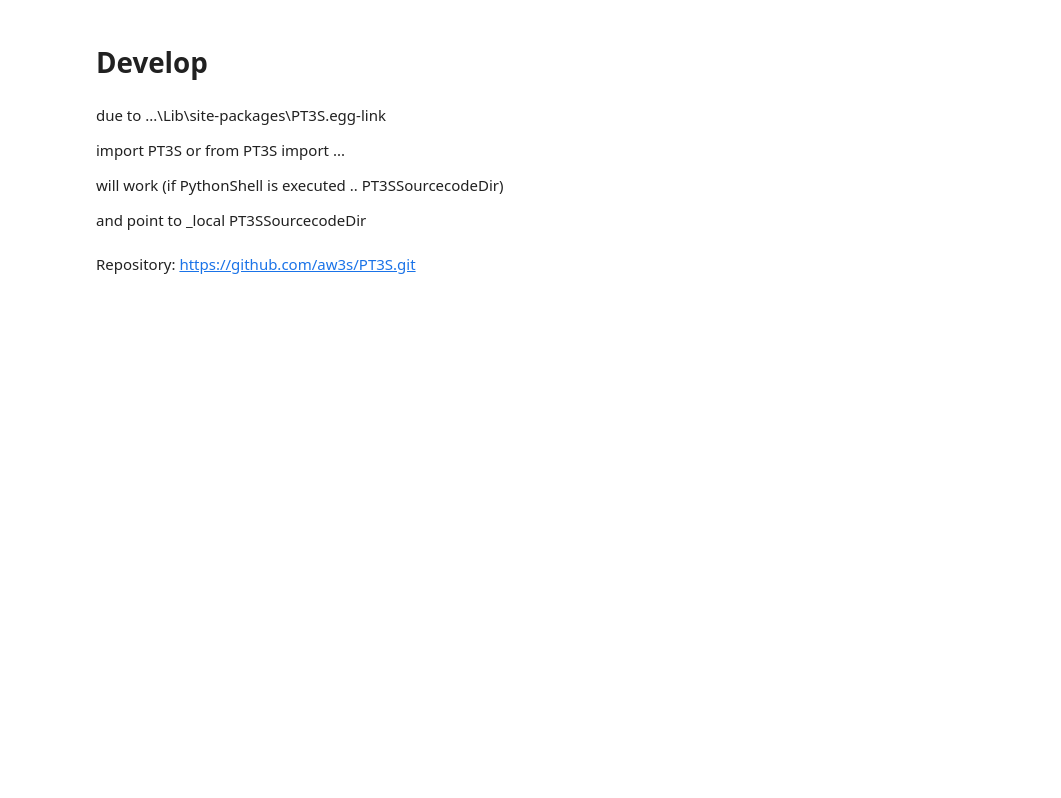
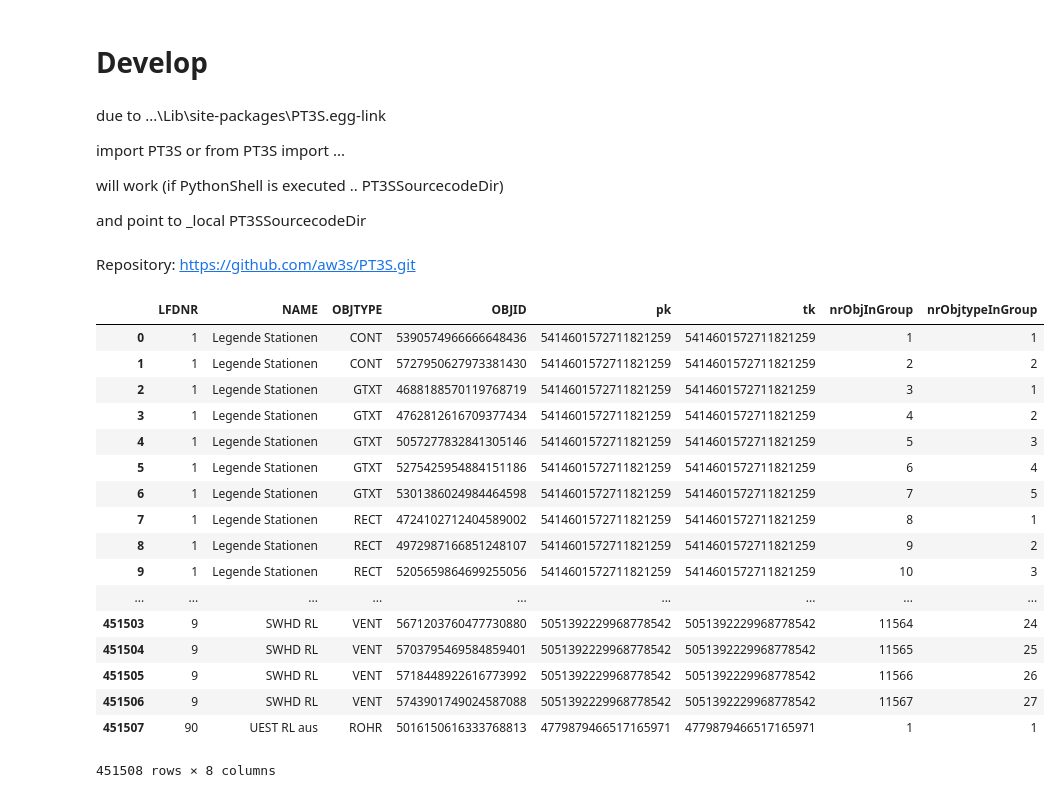
Before and after one commit to aw3s/PT3S, a Jupyter notebook: PT3S.ipynb, the cells around one changed output. Drawn from its saved outputs; the diff is of its cells as text; code cells hidden in the pictures; blank space fills up the shorter version.

```diff
--- a/PT3S.ipynb
+++ b/PT3S.ipynb
@@ -200,3 +200,11 @@ will work (if PythonShell is executed .. PT3SSourcecodeDir)
 and point to _local PT3SSourcecodeDir
 # %% [markdown]
 Repository: https://github.com/aw3s/PT3S.git
+# %%
+import Xm
+import os
+import pandas as pd
+pd.set_option('mode.chained_assignment','warn')
+# %%
+xmlFile=r'C:\3S\Modelle\MVV.xml'
+xm=Xm.Xm(xmlFile=xmlFile, NoH5Read=True)
@@ -202,0 +213,24 @@ Repository: https://github.com/aw3s/PT3S.git
+# %%
+xm=Xm.Xm(xmlFile=xmlFile)
+# %%
+#dir(xm)
+xm.dataFrames['vLAYR']
+# %% [output]
+|  | LFDNR | NAME | OBJTYPE | OBJID | pk | tk | nrObjInGroup | nrObjtypeInGroup |
+| 0 | 1 | Legende Stationen | CONT | 5390574966666648436 | 5414601572711821259 | 5414601572711821259 | 1 | 1 |
+| 1 | 1 | Legende Stationen | CONT | 5727950627973381430 | 5414601572711821259 | 5414601572711821259 | 2 | 2 |
+| 2 | 1 | Legende Stationen | GTXT | 4688188570119768719 | 5414601572711821259 | 5414601572711821259 | 3 | 1 |
+| 3 | 1 | Legende Stationen | GTXT | 4762812616709377434 | 5414601572711821259 | 5414601572711821259 | 4 | 2 |
+| 4 | 1 | Legende Stationen | GTXT | 5057277832841305146 | 5414601572711821259 | 5414601572711821259 | 5 | 3 |
+| 5 | 1 | Legende Stationen | GTXT | 5275425954884151186 | 5414601572711821259 | 5414601572711821259 | 6 | 4 |
+| 6 | 1 | Legende Stationen | GTXT | 5301386024984464598 | 5414601572711821259 | 5414601572711821259 | 7 | 5 |
+| 7 | 1 | Legende Stationen | RECT | 4724102712404589002 | 5414601572711821259 | 5414601572711821259 | 8 | 1 |
+| 8 | 1 | Legende Stationen | RECT | 4972987166851248107 | 5414601572711821259 | 5414601572711821259 | 9 | 2 |
+| 9 | 1 | Legende Stationen | RECT | 5205659864699255056 | 5414601572711821259 | 5414601572711821259 | 10 | 3 |
+| ... | ... | ... | ... | ... | ... | ... | ... | ... |
+| 451503 | 9 | SWHD RL | VENT | 5671203760477730880 | 5051392229968778542 | 5051392229968778542 | 11564 | 24 |
+| 451504 | 9 | SWHD RL | VENT | 5703795469584859401 | 5051392229968778542 | 5051392229968778542 | 11565 | 25 |
+| 451505 | 9 | SWHD RL | VENT | 5718448922616773992 | 5051392229968778542 | 5051392229968778542 | 11566 | 26 |
+| 451506 | 9 | SWHD RL | VENT | 5743901749024587088 | 5051392229968778542 | 5051392229968778542 | 11567 | 27 |
+| 451507 | 90 | UEST RL aus | ROHR | 5016150616333768813 | 4779879466517165971 | 4779879466517165971 | 1 | 1 |
+451508 rows × 8 columns
```
Also changed, not shown: parts of 1 cell of this notebook, 2 other files.
